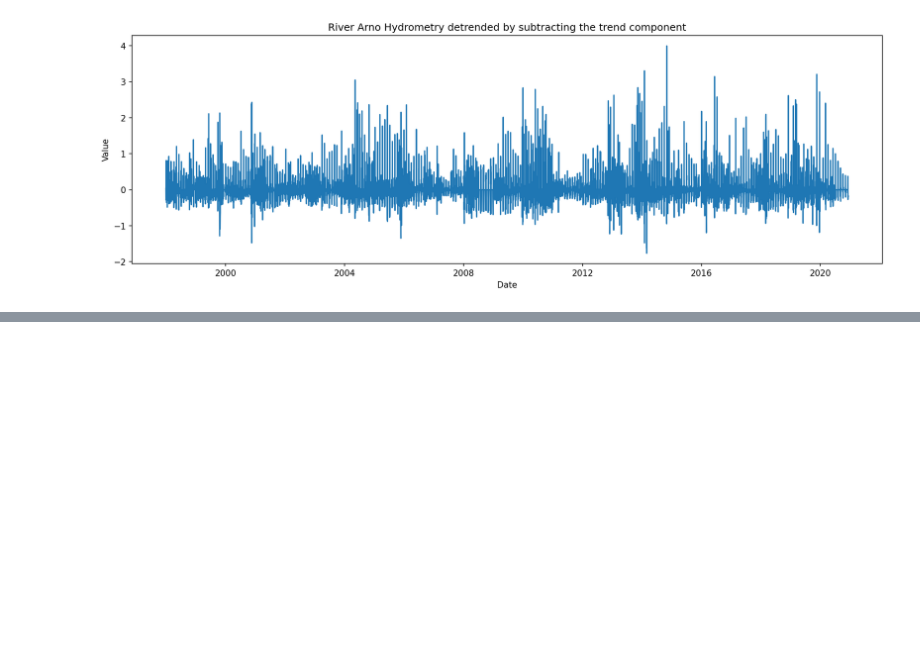
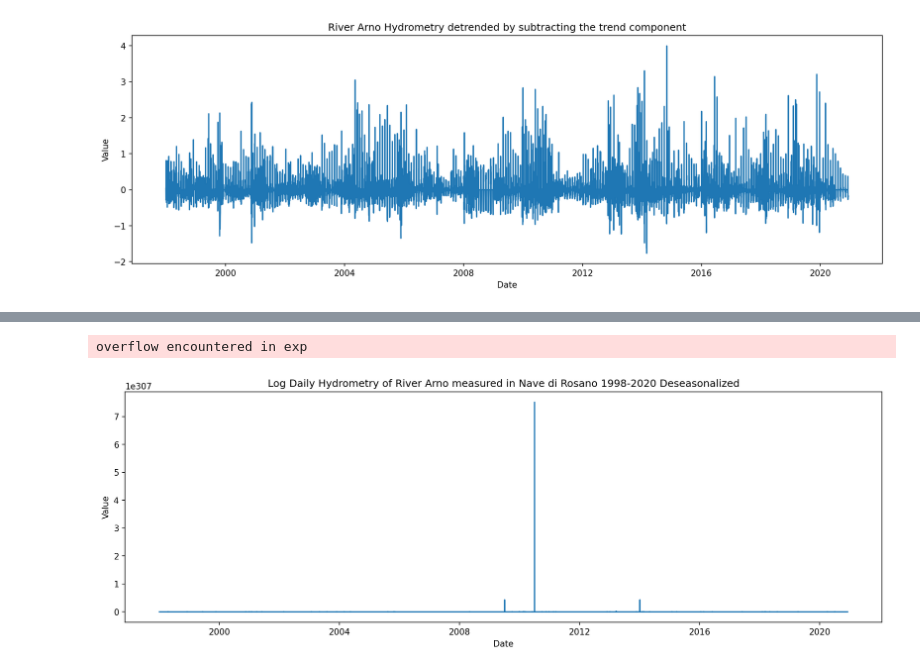
Before and after one commit to haga96/water_availability_prediction_in_Italy, a Jupyter notebook: River Arno.ipynb, the cells around one changed output, grey strips where cells are left out. Cells and saved outputs as stored; diff of their text form; code cells hidden in the pictures; blank space fills up the shorter version.

```diff
--- a/River Arno.ipynb
+++ b/River Arno.ipynb
@@ -450,0 +525,17 @@ https://www.machinelearningplus.com/time-series/time-series-analysis-python/
+# %%
+np.seterr(divide = 'ignore')
+df_all_filled['Hydrometry_Nave_di_Rosano_Natural_Log'] = np.where(df_all_filled['Hydrometry_Nave_di_Rosano']>0, np.log(df_all_filled['Hydrometry_Nave_di_Rosano']), 0)
+# %%
+# Additive Decomposition
+add_decomp = seasonal_decompose(df_all_filled['Hydrometry_Nave_di_Rosano_Natural_Log'], model='additive', extrapolate_trend='freq')
+
+
+# Deseasonalize
+deseasonalize = df_all_filled['Hydrometry_Nave_di_Rosano_Natural_Log'] / add_decomp.seasonal
+deseasonalize.astype(dtype='float128')
+y = np.exp(deseasonalize.values)
+
+plot_df(x=deseasonalize.index, y=y, title='Log Daily Hydrometry of River Arno measured in Nave di Rosano 1998-2020 Deseasonalized')
+# %% [output]
+overflow encountered in exp
+[figure, added]
```
Also changed, not shown: parts of 23 cells of this notebook.
